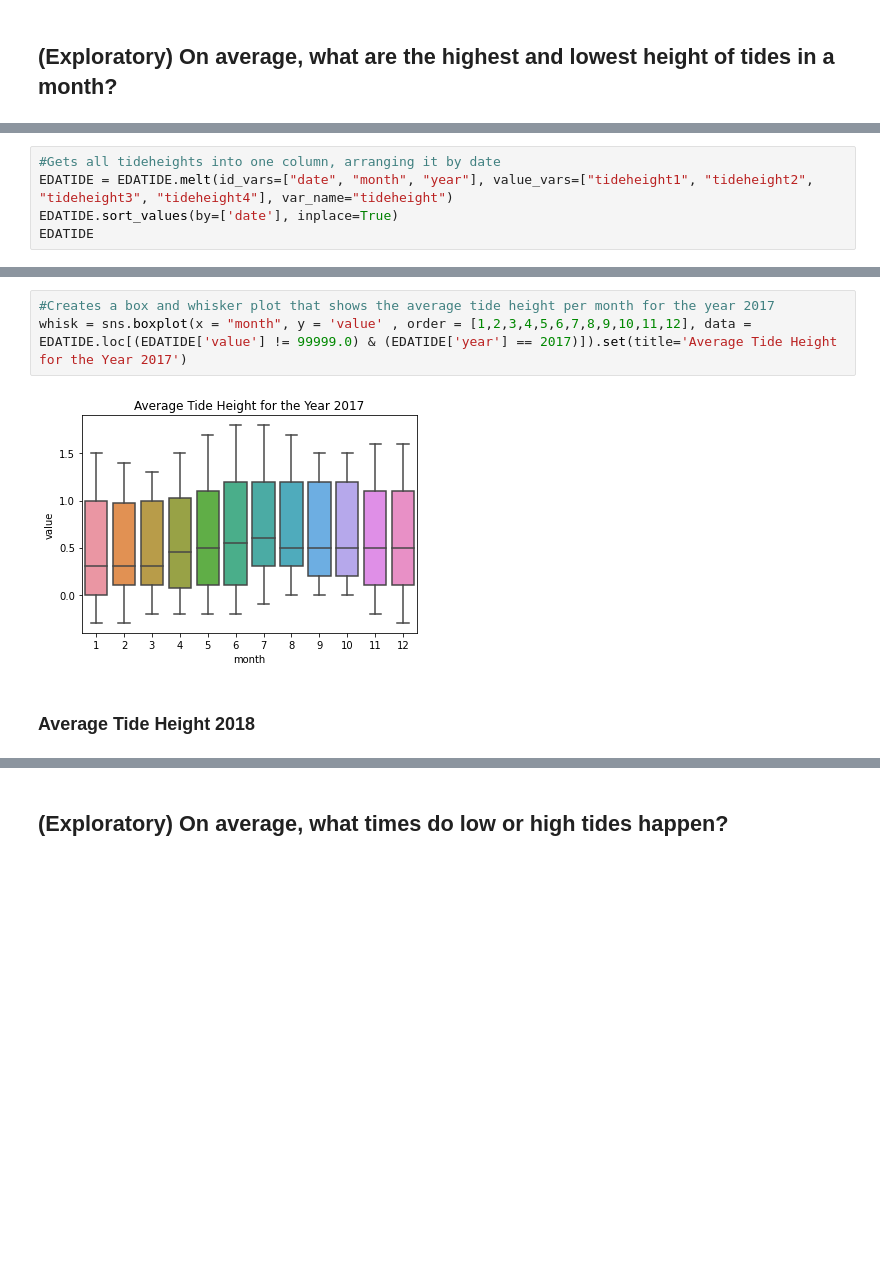
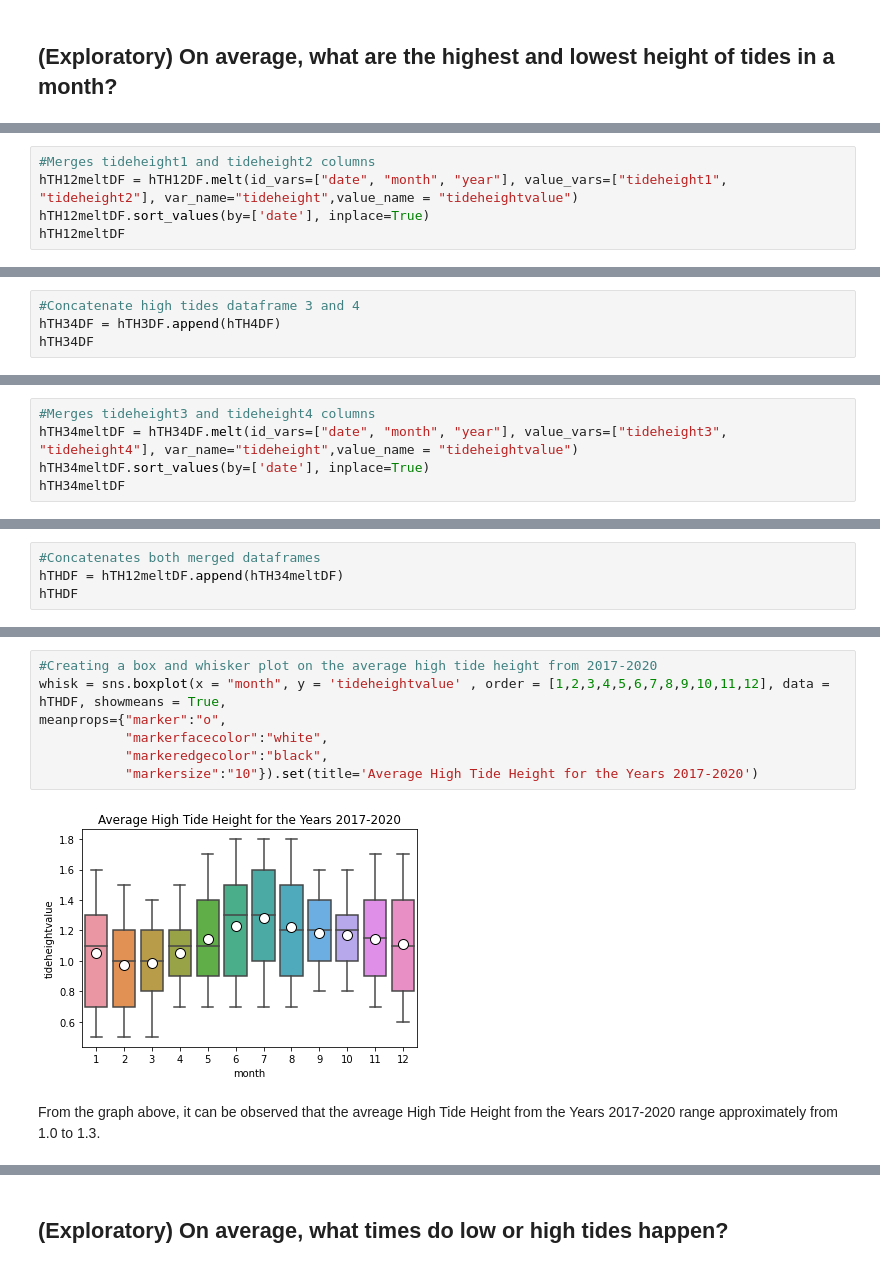
Before and after one commit to rlltj/OpenRefineFinalProject, a Jupyter notebook: OpenRefineMCO2(final).ipynb, the cells around one changed output, grey strips where cells are left out. Drawn from its saved outputs; the diff is of its cells as text; blank space fills up the shorter version.

```diff
--- a/OpenRefineMCO2(final).ipynb
+++ b/OpenRefineMCO2(final).ipynb
@@ -995,6 +1129,6 @@ EDATIDE.head(10)
 # %%
-#Gets all tideheights into one column, arranging it by date
-EDATIDE = EDATIDE.melt(id_vars=["date", "month", "year"], value_vars=["tideheight1", "tideheight2", "tideheight3", "tideheight4"], var_name="tideheight")
-EDATIDE.sort_values(by=['date'], inplace=True)
-EDATIDE
+#Merges tideheight1 and tideheight2 columns
+hTH12meltDF = hTH12DF.melt(id_vars=["date", "month", "year"], value_vars=["tideheight1", "tideheight2"], var_name="tideheight",value_name = "tideheightvalue")
+hTH12meltDF.sort_values(by=['date'], inplace=True)
+hTH12meltDF
 # %% [output]
@@ -1015,0 +1148,4 @@ EDATIDE
+# %%
+#Concatenate high tides dataframe 3 and 4
+hTH34DF = hTH3DF.append(hTH4DF)
+hTH34DF
@@ -1015,0 +1166,5 @@ EDATIDE
+# %%
+#Merges tideheight3 and tideheight4 columns
+hTH34meltDF = hTH34DF.melt(id_vars=["date", "month", "year"], value_vars=["tideheight3", "tideheight4"], var_name="tideheight",value_name = "tideheightvalue")
+hTH34meltDF.sort_values(by=['date'], inplace=True)
+hTH34meltDF
@@ -1015,0 +1185,4 @@ EDATIDE
+# %%
+#Concatenates both merged dataframes
+hTHDF = hTH12meltDF.append(hTH34meltDF)
+hTHDF
@@ -1016,7 +1203,11 @@ EDATIDE
 # %%
-#Creates a box and whisker plot that shows the average tide height per month for the year 2017
-whisk = sns.boxplot(x = "month", y = 'value' , order = [1,2,3,4,5,6,7,8,9,10,11,12], data = EDATIDE.loc[(EDATIDE['value'] != 99999.0) & (EDATIDE['year'] == 2017)]).set(title='Average Tide Height for the Year 2017')
+#Creating a box and whisker plot on the average high tide height from 2017-2020
+whisk = sns.boxplot(x = "month", y = 'tideheightvalue' , order = [1,2,3,4,5,6,7,8,9,10,11,12], data = hTHDF, showmeans = True,
+meanprops={"marker":"o",
+           "markerfacecolor":"white",
+           "markeredgecolor":"black",
+           "markersize":"10"}).set(title='Average High Tide Height for the Years 2017-2020')
 # %% [output]
-[figure, old version]
+[figure, new version]
-# %% [markdown]
-### Average Tide Height 2018
+# %% [markdown]
+From the graph above, it can be observed that the avreage High Tide Height from the Years 2017-2020 range approximately from 1.0 to 1.3.
```
Also changed, not shown: parts of 34 cells of this notebook.
